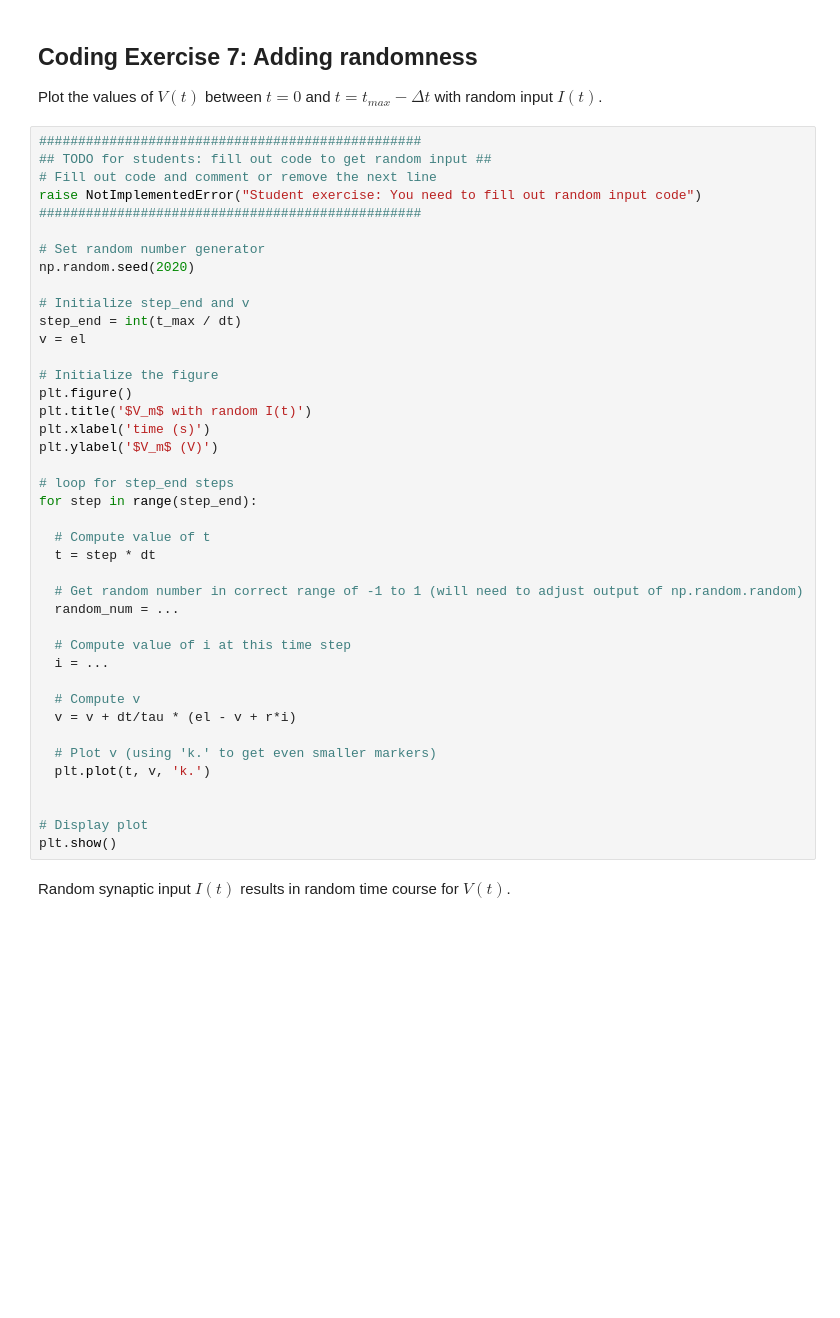
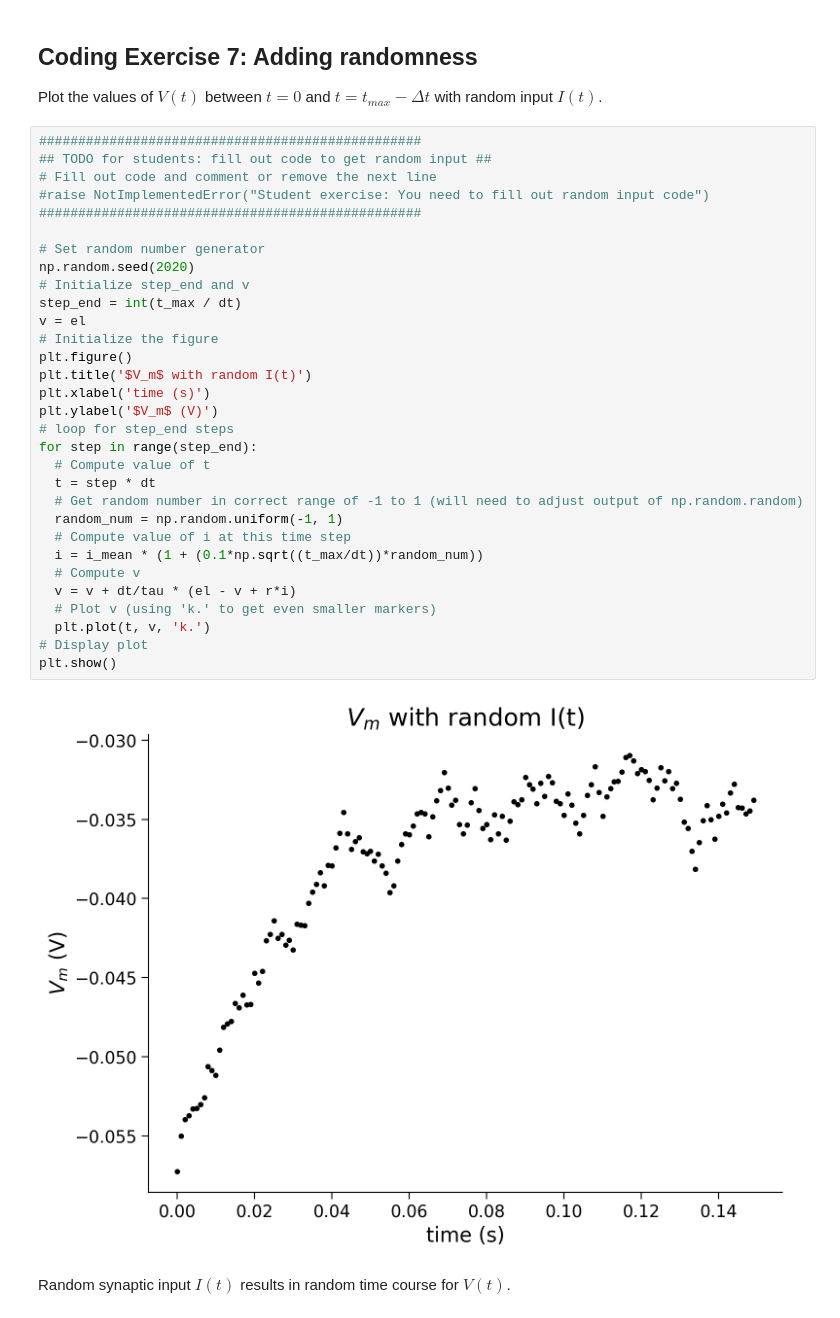
Before and after one commit to rbryan2001/CSCI_591, a Jupyter notebook: hackathons/Tutorial1_1.ipynb, the cells around one changed output. Drawn from its saved outputs; the diff is of its cells as text; blank space fills up the shorter version.

```diff
--- a/hackathons/Tutorial1_1.ipynb
+++ b/hackathons/Tutorial1_1.ipynb
@@ -409,44 +402,36 @@ Plot the values of $V(t)$ between $t=0$ and $t=t_{max}-\Delta t$ with random inp
 # %%
 #################################################
 ## TODO for students: fill out code to get random input ##
 # Fill out code and comment or remove the next line
-raise NotImplementedError("Student exercise: You need to fill out random input code")
+#raise NotImplementedError("Student exercise: You need to fill out random input code")
 #################################################
 
 # Set random number generator
 np.random.seed(2020)
-
 # Initialize step_end and v
 step_end = int(t_max / dt)
 v = el
-
 # Initialize the figure
 plt.figure()
 plt.title('$V_m$ with random I(t)')
 plt.xlabel('time (s)')
 plt.ylabel('$V_m$ (V)')
-
 # loop for step_end steps
 for step in range(step_end):
-
   # Compute value of t
   t = step * dt
-
   # Get random number in correct range of -1 to 1 (will need to adjust output of np.random.random)
-  random_num = ...
-
+  random_num = np.random.uniform(-1, 1)
   # Compute value of i at this time step
-  i = ...
-
+  i = i_mean * (1 + (0.1*np.sqrt((t_max/dt))*random_num))
   # Compute v
   v = v + dt/tau * (el - v + r*i)
-
   # Plot v (using 'k.' to get even smaller markers)
   plt.plot(t, v, 'k.')
-
-
 # Display plot
 plt.show()
+# %% [output]
+[figure, added]
 # %% [markdown]
 Random synaptic input $I(t)$ results in random time course for $V(t)$.
 # %% [markdown]
```
Also changed, not shown: parts of 3 cells of this notebook.
